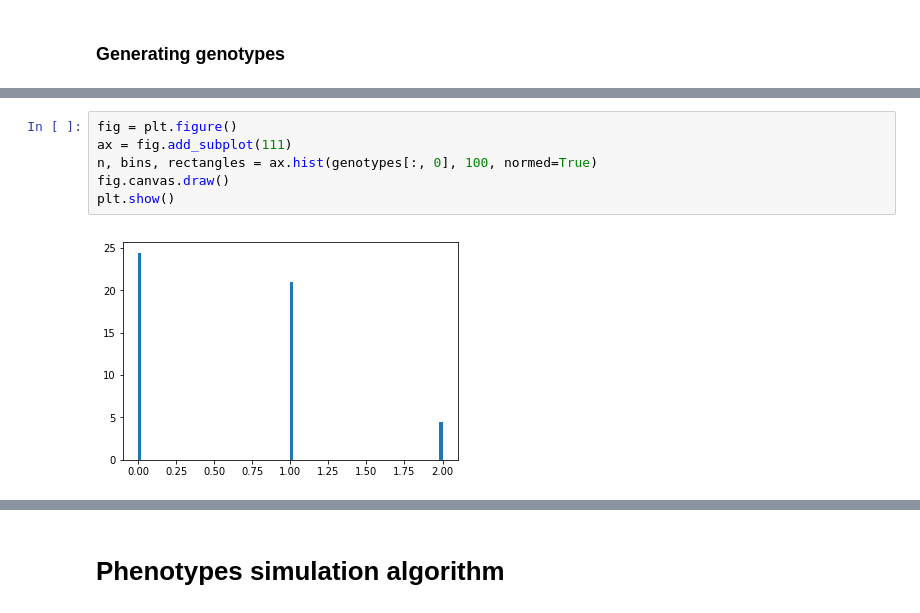
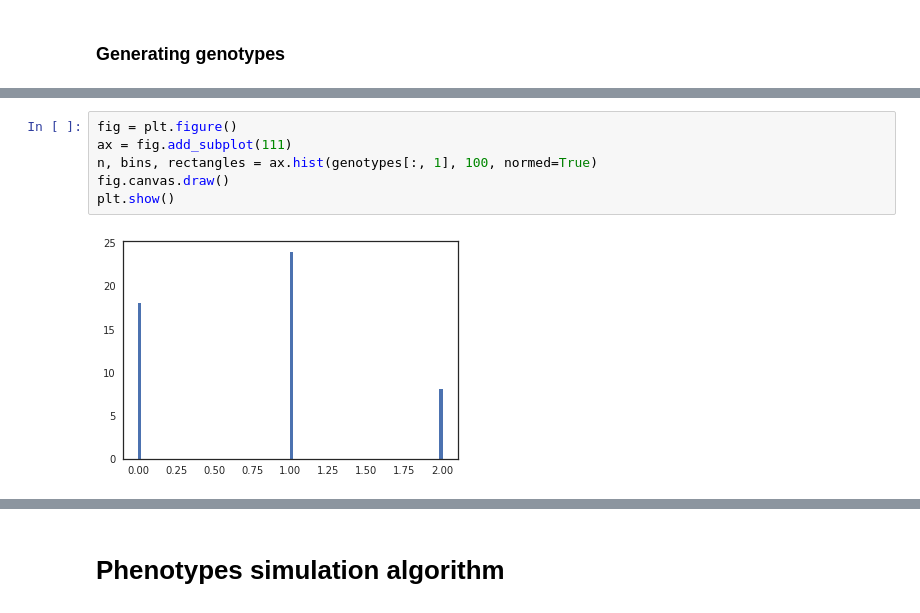
Before and after one commit to SSlavskii/cojo-robustness, a Jupyter notebook: src/simulations_algorithm.ipynb, the cells around one changed output, grey strips where cells are left out. Saved outputs shown, nothing was run; the diff lists cells and outputs as text.

```diff
--- a/src/simulations_algorithm.ipynb
+++ b/src/simulations_algorithm.ipynb
@@ -115,11 +115,11 @@ print(mse_genotypes_b, 2 * freq_b1 * freq_b2)
 # %%
 fig = plt.figure()
 ax = fig.add_subplot(111)
-n, bins, rectangles = ax.hist(genotypes[:, 0], 100, normed=True)
+n, bins, rectangles = ax.hist(genotypes[:, 1], 100, normed=True)
 fig.canvas.draw()
 plt.show()
 # %% [output]
-[figure, old version]
+[figure, new version]
 # %%
 count_a, count_b = 0, 0
 
```
Also changed, not shown: parts of 3 cells of this notebook, 4 other files.
